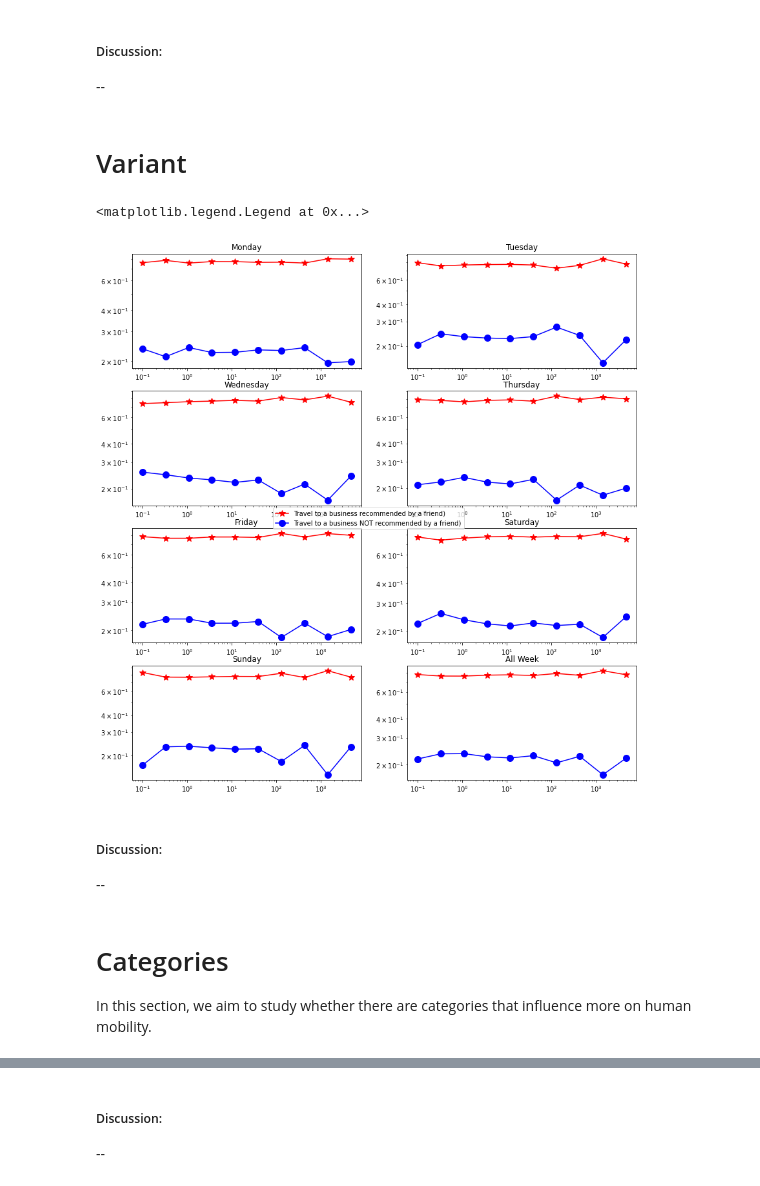
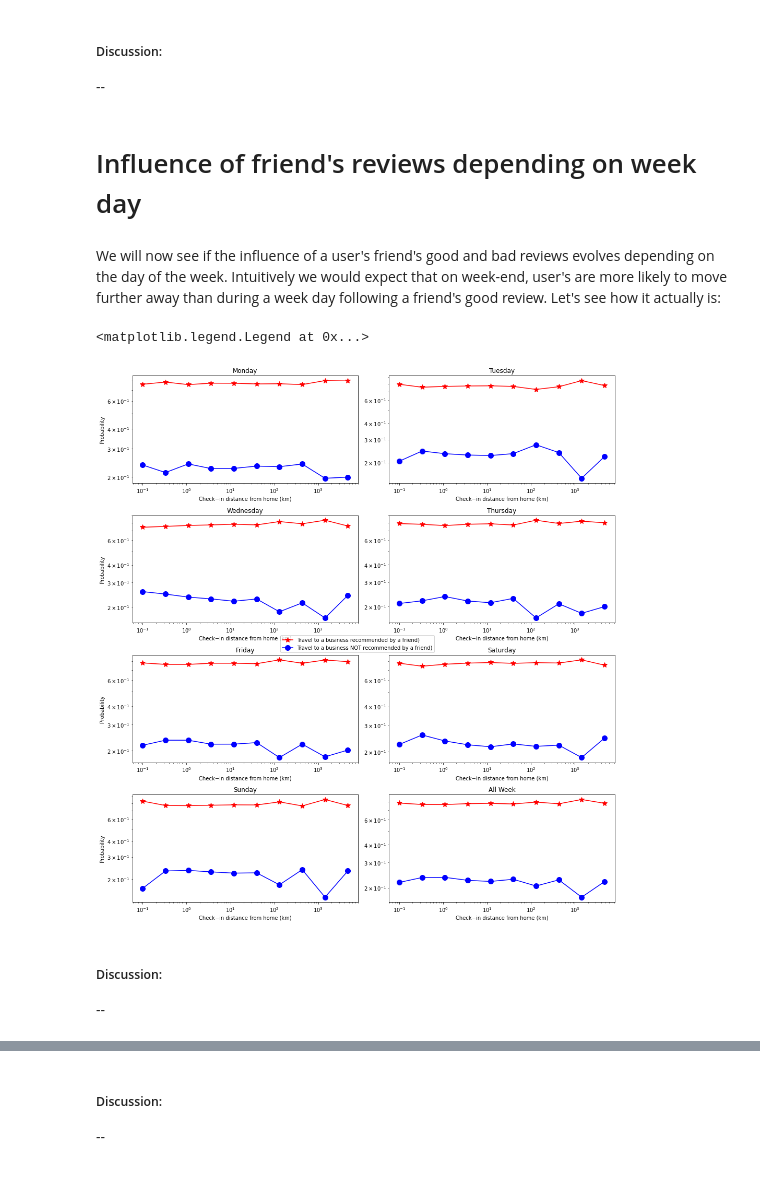
Before and after one commit to epfl-ada/ada-2020-project-milestone-p3-p3_kergagnant, a Jupyter notebook: clean_Analysis Label.ipynb, the cells around one changed output, grey strips where cells are left out. Cells and saved outputs as stored; diff of their text form; code cells hidden in the pictures.

```diff
--- a/clean_Analysis Label.ipynb
+++ b/clean_Analysis Label.ipynb
@@ -324,4 +400,4 @@ def set_label(rating):
 # 2 if a friend of user has left a good review,
 # 1 if a friend of user has left a bad review,
 # 0 otherwise
-df_selectedReviews["reviewed_before_friend_4"] = df_selectedReviews["reviewed_by_friend_before"].apply(set_label)
+df_selectedReviews["review_label"] = df_selectedReviews["reviewed_by_friend_before"].apply(set_label)
@@ -339,9 +412,6 @@ newframe = df_homes[['user_id']].copy()
 newframe['latlong'] = list(zip(df_homes['latitude_home'],df_homes['longitude_home']))
 # Create the dictionary mapping from cell_id to all check-ins done in the cell
 dict_user_home = newframe.groupby('user_id')['latlong'].apply(list).to_dict()
-# %%
-# Fetch the distance from users' home and business location, computed previously
-df_selectedReviews['dist_checkin_home'] = df_complete['distance'].copy()#df_selectedReviews.apply(lambda row: haversine( dict_user_home.get(row['user_id'])[0],(row['latitude'],row['longitude']) ),axis=1)
 # %%
 # List all distances between check-in location and user's home
 distances = df_selectedReviews['dist_checkin_home'].values
@@ -360,6 +438,7 @@ df_selectedReviews.head()
 # %%
-# Preapare the dataframe for word of mouth, keeping only reviews for which user's friend has reviewed the same business before
-df_selectedReviews_v2 = df_selectedReviews[df_selectedReviews["reviewed_before_friend_4"] !=0]
+# Preapare the dataframe for word of mouth, keeping only reviews for which user's friend has reviewed POSITIVELY
+# or NEGATIVELY (in the dataframe review_label != 0)the same business before
+df_selectedReviews_v2 = df_selectedReviews[df_selectedReviews["review_label"] !=0]
 # %%
 def compute_fractions(df,number_distance_groups):
     """
@@ -369,11 +448,11 @@ def compute_fractions(df,number_distance_groups):
         Return: porbability that user travels with/without friends' recommendation as a function of distance
     """
     # Group the dataframe by id_groups and review label
-    grouped = df.groupby(['id_groups','reviewed_before_friend_4']).count()['user_id'].reset_index()
+    grouped = df.groupby(['id_groups','review_label']).count()['user_id'].reset_index()
     # Count the numbers of each label in the same group
     grouped.rename(columns = {'user_id':'counts'},inplace=True)
     # Create a dictionary mapping from (group_id, label) to the number of counts
-    dict_group_revlabel = grouped.groupby(['id_groups','reviewed_before_friend_4'])['counts'].apply(list).apply(np.squeeze).to_dict()
+    dict_group_revlabel = grouped.groupby(['id_groups','review_label'])['counts'].apply(list).apply(np.squeeze).to_dict()
 
     # Initialize arrays
     good_reviews = []
@@ -508,8 +587,10 @@ plt.show()
 ##### Discussion:
 
 --
-# %% [markdown]
-# Variant
+# %% [markdown]
+# Influence of friend's reviews depending on week day
+# %% [markdown]
+We will now see if the influence of a user's friend's good and bad reviews evolves depending on the day of the week. Intuitively we would expect that on week-end, user's are more likely to move further away than during a week day following a friend's good review. Let's see how it actually is:
 # %%
 mon_checkins = df_selectedReviews_v2[df_selectedReviews_v2["week_day"] == 0]
 tue_checkins = df_selectedReviews_v2[df_selectedReviews_v2["week_day"] == 1]
@@ -533,60 +614,69 @@ ax[0,0].plot(interval_dist,mon_good_reviews,'r*-', markersize=10,label='Travel t
 ax[0,0].plot(interval_dist,mon_bad_reviews,'bo-', markersize=10,label='Travel to a business NOT recommended by a friend)')
 ax[0,0].set_xscale('log')
 ax[0,0].set_yscale('log')
+ax[0,0].set_ylabel("Probability")
+ax[0,0].set_xlabel("Check−in distance from home (km)")
 ax[0,0].set_title("Monday")
 
 ax[0,1].plot(interval_dist,tue_good_reviews,'r*-', markersize=10,label='Travel to a business recommended by a friend)')
 ax[0,1].plot(interval_dist,tue_bad_reviews,'bo-', markersize=10,label='Travel to a business NOT recommended by a friend)')
 ax[0,1].set_xscale('log')
 ax[0,1].set_yscale('log')
+ax[0,1].set_xlabel("Check−in distance from home (km)")
 ax[0,1].set_title("Tuesday")
 
 ax[1,0].plot(interval_dist,wed_good_reviews,'r*-', markersize=10,label='Travel to a business recommended by a friend)')
 ax[1,0].plot(interval_dist,wed_bad_reviews,'bo-', markersize=10,label='Travel to a business NOT recommended by a friend)')
 ax[1,0].set_xscale('log')
 ax[1,0].set_yscale('log')
+ax[1,0].set_ylabel("Probability")
+ax[1,0].set_xlabel("Check−in distance from home (km)")
 ax[1,0].set_title("Wednesday")
 
 ax[1,1].plot(interval_dist,thu_good_reviews,'r*-', markersize=10,label='Travel to a business recommended by a friend)')
 ax[1,1].plot(interval_dist,thu_bad_reviews,'bo-', markersize=10,label='Travel to a business NOT recommended by a friend)')
 ax[1,1].set_xscale('log')
 ax[1,1].set_yscale('log')
+ax[1,1].set_xlabel("Check−in distance from home (km)")
 ax[1,1].set_title("Thursday")
 
 ax[2,0].plot(interval_dist,fri_good_reviews,'r*-', markersize=10,label='Travel to a business recommended by a friend)')
 ax[2,0].plot(interval_dist,fri_bad_reviews,'bo-', markersize=10,label='Travel to a business NOT recommended by a friend)')
 ax[2,0].set_xscale('log')
 ax[2,0].set_yscale('log')
+ax[2,0].set_ylabel("Probability")
+ax[2,0].set_xlabel("Check−in distance from home (km)")
 ax[2,0].set_title("Friday")
 
 ax[2,1].plot(interval_dist,sat_good_reviews,'r*-', markersize=10,label='Travel to a business recommended by a friend)')
 ax[2,1].plot(interval_dist,sat_bad_reviews,'bo-', markersize=10,label='Travel to a business NOT recommended by a friend)')
 ax[2,1].set_xscale('log')
 ax[2,1].set_yscale('log')
+ax[2,1].set_xlabel("Check−in distance from home (km)")
 ax[2,1].set_title("Saturday")
 
 ax[3,0].plot(interval_dist,sun_good_reviews,'r*-', markersize=10,label='Travel to a business recommended by a friend)')
 ax[3,0].plot(interval_dist,sun_bad_reviews,'bo-', markersize=10,label='Travel to a business NOT recommended by a friend)')
 ax[3,0].set_xscale('log')
 ax[3,0].set_yscale('log')
+ax[3,0].set_ylabel("Probability")
+ax[3,0].set_xlabel("Check−in distance from home (km)")
 ax[3,0].set_title("Sunday")
 
 ax[3,1].plot(interval_dist,good_reviews,'r*-', markersize=10,label='Travel to a business recommended by a friend)')
 ax[3,1].plot(interval_dist,bad_reviews,'bo-', markersize=10,label='Travel to a business NOT recommended by a friend)')
 ax[3,1].set_xscale('log')
 ax[3,1].set_yscale('log')
+ax[3,1].set_xlabel("Check−in distance from home (km)")
 ax[3,1].set_title("All Week")
-
+f.tight_layout()
 
 handles, labels = ax[0,0].get_legend_handles_labels()
 f.legend(handles, labels, loc='center')
 # %% [output]
 <matplotlib.legend.Legend at 0x...>
-[figure, old version]
+[figure, new version]
 # %% [markdown]
 ##### Discussion:
 
 --
-# %% [markdown]
-# Categories
-In this section, we aim to study whether there are categories that influence more on human mobility.
```
Also changed, not shown: parts of 42 cells of this notebook.
